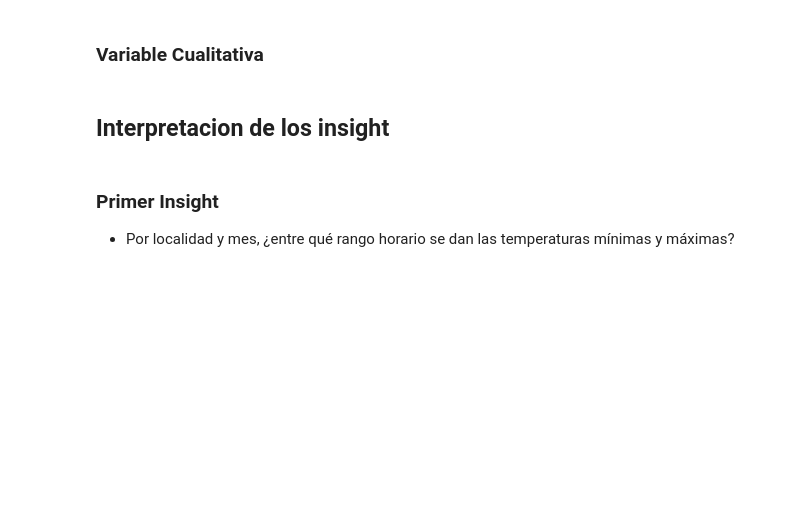
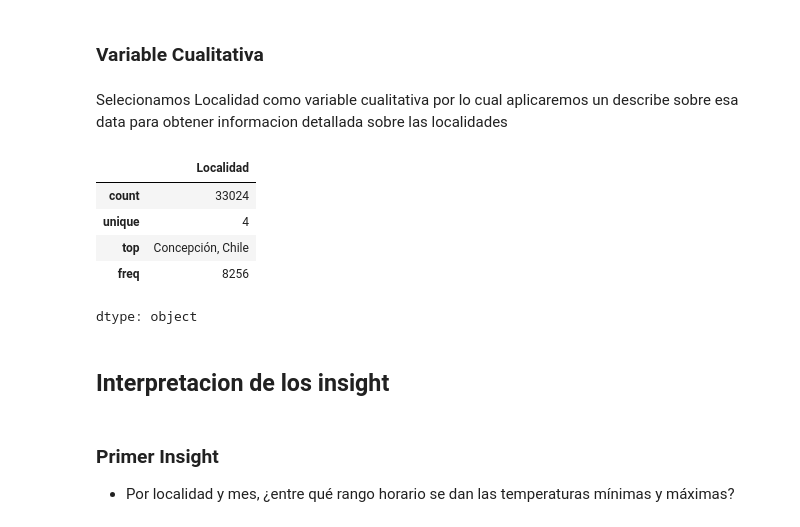
Before and after one commit to DiegoJimenez2003/MineriaDeDatos, a Jupyter notebook: NotebookMineria.ipynb, the cells around one changed output. Saved outputs shown, nothing was run; the diff lists cells and outputs as text; code cells hidden in the pictures; blank space fills up the shorter version.

```diff
--- a/NotebookMineria.ipynb
+++ b/NotebookMineria.ipynb
@@ -167,5 +293,16 @@ memory usage: 4.0+ MB
 # %% [markdown]
 ### Variable Cualitativa
+# %% [markdown]
+Selecionamos Localidad como variable cualitativa por lo cual aplicaremos un describe sobre esa data para obtener informacion detallada sobre las localidades
+# %%
+data.Localidad.describe()
+# %% [output]
+|  | Localidad |
+| count | 33024 |
+| unique | 4 |
+| top | Concepción, Chile |
+| freq | 8256 |
+dtype: object
 # %% [markdown]
 ## **Interpretacion de los insight**
 # %% [markdown]
```
Also changed, not shown: parts of 20 cells of this notebook.
